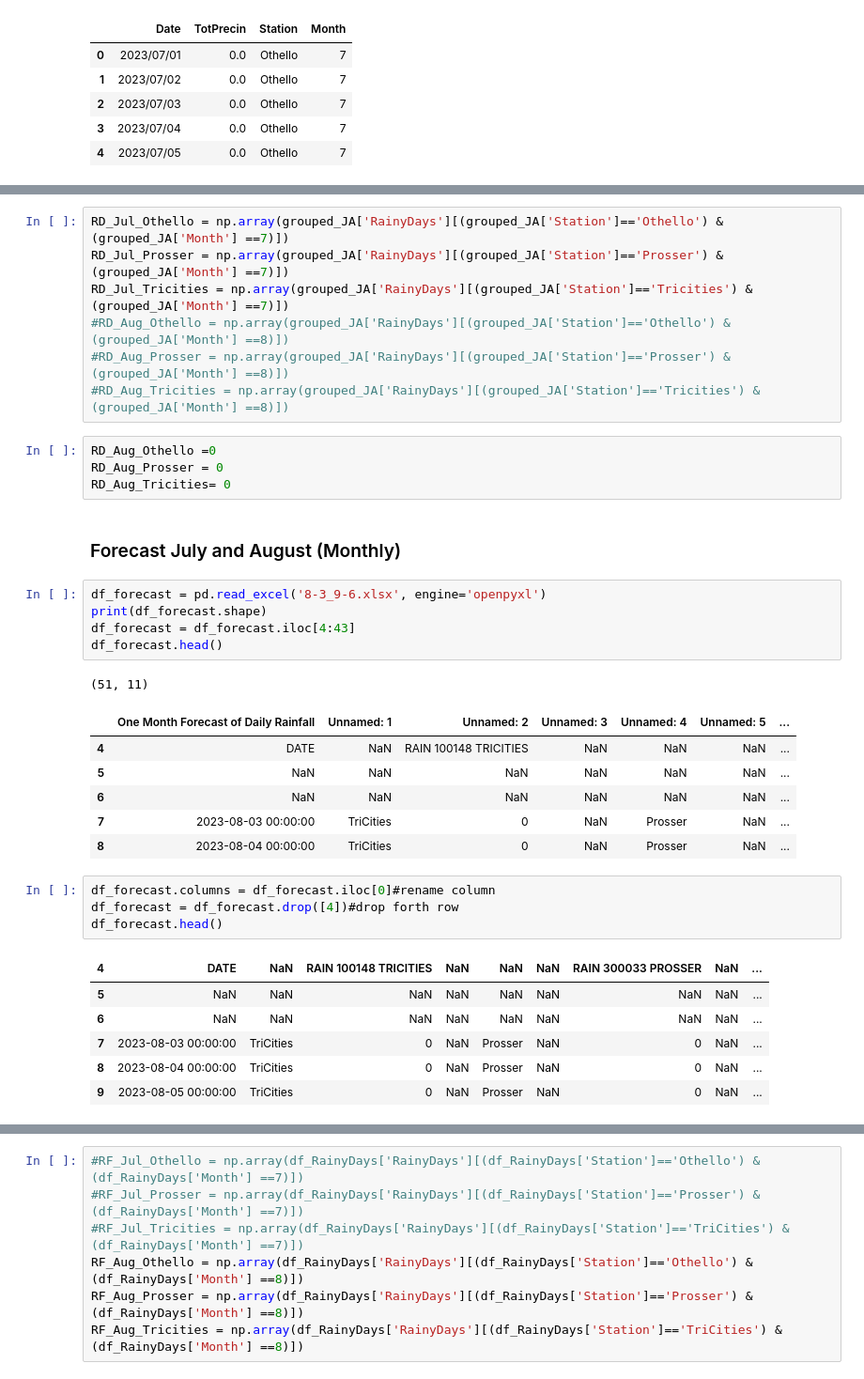
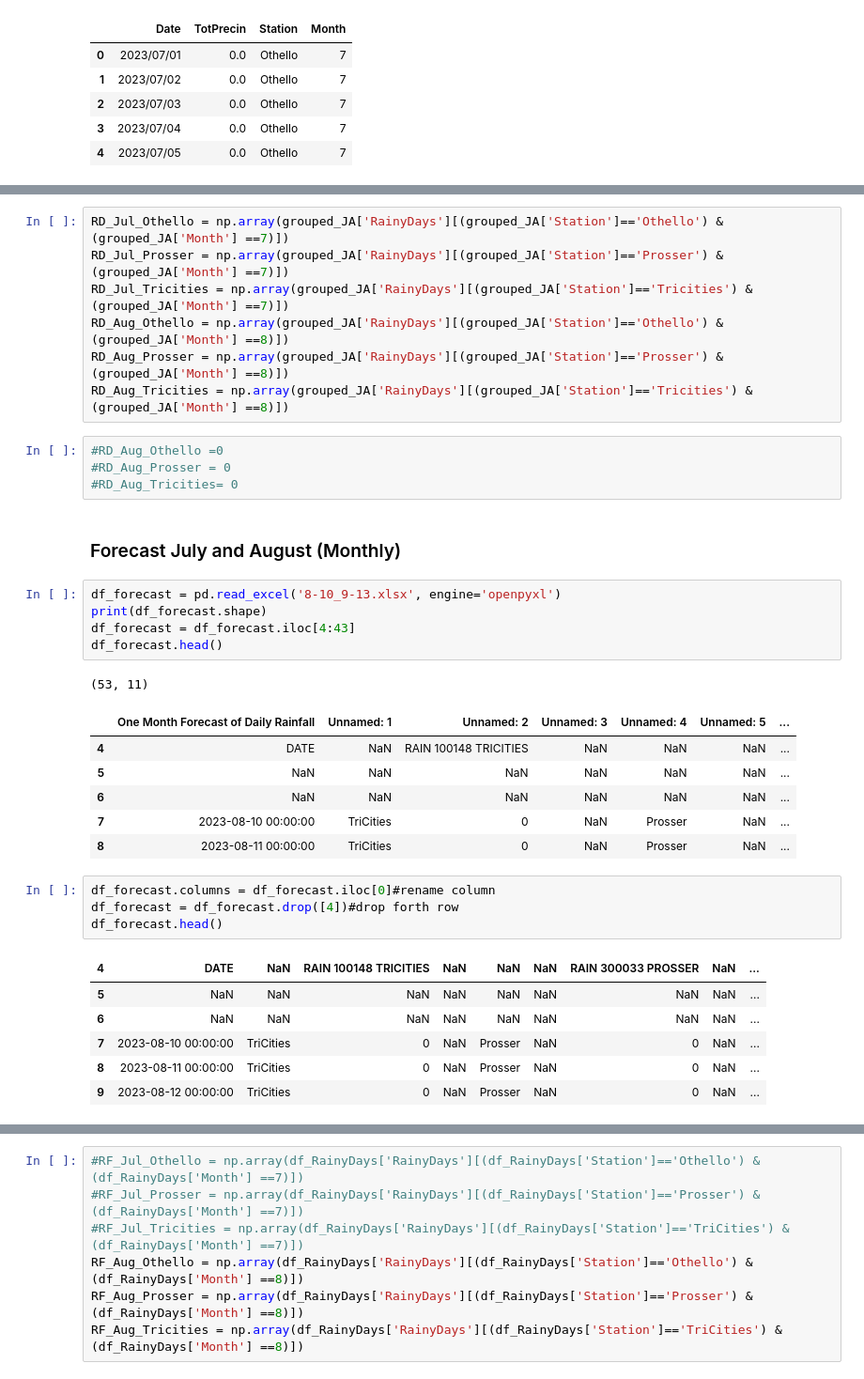
Before and after one commit to d-linnard/LateBlight, a Jupyter notebook: Scripts/Lateblight_2023_JA.ipynb, the cells around one changed output, grey strips where cells are left out. Shown at 94% size. Drawn from its saved outputs; the diff is of its cells as text.

```diff
--- a/Scripts/Lateblight_2023_JA.ipynb
+++ b/Scripts/Lateblight_2023_JA.ipynb
@@ -252,28 +255,28 @@ grouped_JA
 RD_Jul_Othello = np.array(grouped_JA['RainyDays'][(grouped_JA['Station']=='Othello') & (grouped_JA['Month'] ==7)])
 RD_Jul_Prosser = np.array(grouped_JA['RainyDays'][(grouped_JA['Station']=='Prosser') & (grouped_JA['Month'] ==7)])
 RD_Jul_Tricities = np.array(grouped_JA['RainyDays'][(grouped_JA['Station']=='Tricities') & (grouped_JA['Month'] ==7)])
-#RD_Aug_Othello = np.array(grouped_JA['RainyDays'][(grouped_JA['Station']=='Othello') & (grouped_JA['Month'] ==8)])
-#RD_Aug_Prosser = np.array(grouped_JA['RainyDays'][(grouped_JA['Station']=='Prosser') & (grouped_JA['Month'] ==8)])
-#RD_Aug_Tricities = np.array(grouped_JA['RainyDays'][(grouped_JA['Station']=='Tricities') & (grouped_JA['Month'] ==8)])
+RD_Aug_Othello = np.array(grouped_JA['RainyDays'][(grouped_JA['Station']=='Othello') & (grouped_JA['Month'] ==8)])
+RD_Aug_Prosser = np.array(grouped_JA['RainyDays'][(grouped_JA['Station']=='Prosser') & (grouped_JA['Month'] ==8)])
+RD_Aug_Tricities = np.array(grouped_JA['RainyDays'][(grouped_JA['Station']=='Tricities') & (grouped_JA['Month'] ==8)])
 # %%
-RD_Aug_Othello =0
-RD_Aug_Prosser = 0
-RD_Aug_Tricities= 0
+#RD_Aug_Othello =0
+#RD_Aug_Prosser = 0
+#RD_Aug_Tricities= 0
 # %% [markdown]
 ### Forecast July and August (Monthly)
 # %%
-df_forecast = pd.read_excel('8-3_9-6.xlsx', engine='openpyxl')
+df_forecast = pd.read_excel('8-10_9-13.xlsx', engine='openpyxl')
 print(df_forecast.shape)
 df_forecast = df_forecast.iloc[4:43]
 df_forecast.head()
 # %% [output]
-(51, 11)
+(53, 11)
 |  | One Month Forecast of Daily Rainfall | Unnamed: 1 | Unnamed: 2 | Unnamed: 3 | Unnamed: 4 | Unnamed: 5 | ... |
 | 4 | DATE | NaN | RAIN 100148 TRICITIES | NaN | NaN | NaN | ... |
 | 5 | NaN | NaN | NaN | NaN | NaN | NaN | ... |
 | 6 | NaN | NaN | NaN | NaN | NaN | NaN | ... |
-| 7 | 2023-08-03 00:00:00 | TriCities | 0 | NaN | Prosser | NaN | ... |
-| 8 | 2023-08-04 00:00:00 | TriCities | 0 | NaN | Prosser | NaN | ... |
+| 7 | 2023-08-10 00:00:00 | TriCities | 0 | NaN | Prosser | NaN | ... |
+| 8 | 2023-08-11 00:00:00 | TriCities | 0 | NaN | Prosser | NaN | ... |
 # %%
 df_forecast.columns = df_forecast.iloc[0]#rename column
 df_forecast = df_forecast.drop([4])#drop forth row
@@ -282,9 +285,9 @@ df_forecast.head()
 | 4 | DATE | NaN | RAIN 100148 TRICITIES | NaN | NaN | NaN | RAIN 300033 PROSSER | NaN | ... |
 | 5 | NaN | NaN | NaN | NaN | NaN | NaN | NaN | NaN | ... |
 | 6 | NaN | NaN | NaN | NaN | NaN | NaN | NaN | NaN | ... |
-| 7 | 2023-08-03 00:00:00 | TriCities | 0 | NaN | Prosser | NaN | 0 | NaN | ... |
-| 8 | 2023-08-04 00:00:00 | TriCities | 0 | NaN | Prosser | NaN | 0 | NaN | ... |
-| 9 | 2023-08-05 00:00:00 | TriCities | 0 | NaN | Prosser | NaN | 0 | NaN | ... |
+| 7 | 2023-08-10 00:00:00 | TriCities | 0 | NaN | Prosser | NaN | 0 | NaN | ... |
+| 8 | 2023-08-11 00:00:00 | TriCities | 0 | NaN | Prosser | NaN | 0 | NaN | ... |
+| 9 | 2023-08-12 00:00:00 | TriCities | 0 | NaN | Prosser | NaN | 0 | NaN | ... |
 # %%
 #df_forecast = df_forecast.drop([5,6])
 #df_forecast.head()
```
Also changed, not shown: parts of 10 cells of this notebook, 7 other files.
